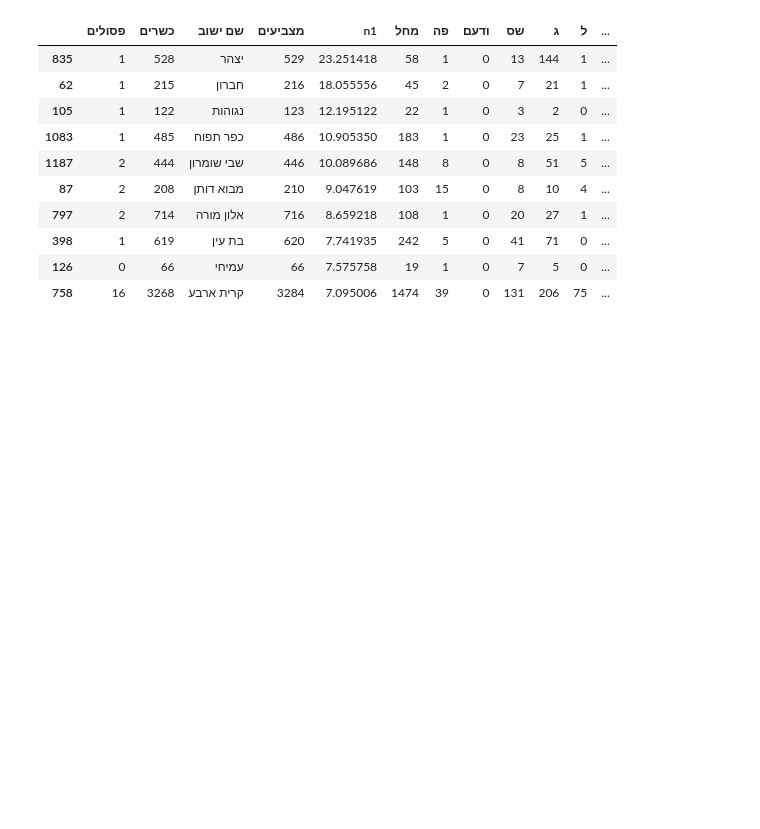
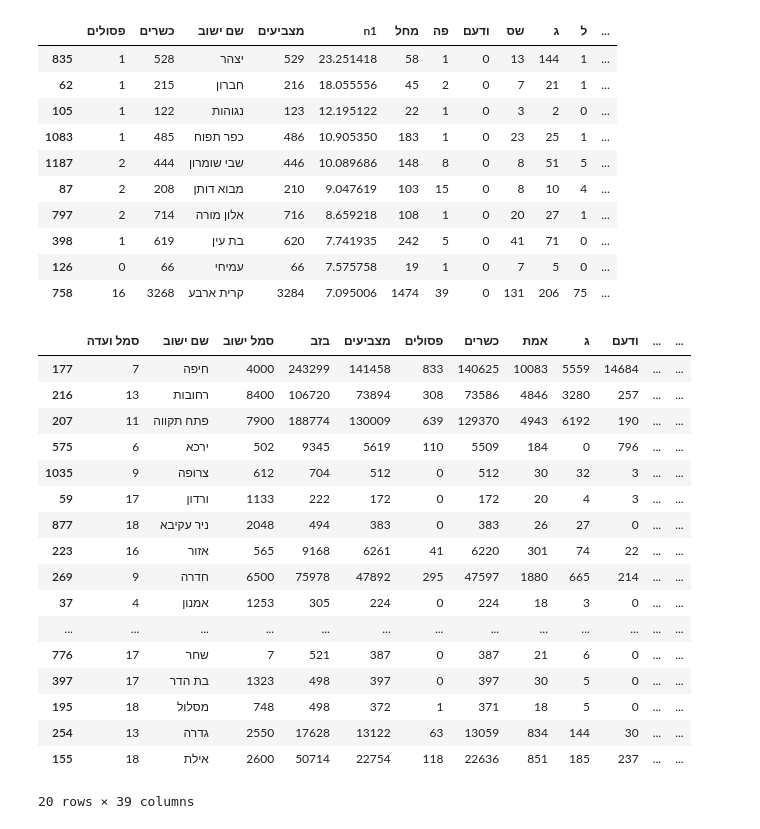
Before and after one commit to biafarrugia/dror-ddj-notebooks, a Jupyter notebook: notebooks/israel-elections-2020.ipynb, the cells around one changed output. Saved outputs shown, nothing was run; the diff lists cells and outputs as text; code cells hidden in the pictures; blank space fills up the shorter version.

```diff
--- a/notebooks/israel-elections-2020.ipynb
+++ b/notebooks/israel-elections-2020.ipynb
@@ -73,3 +73,32 @@ df[np.concatenate([['פסולים', 'כשרים', 'שם ישוב', 'מצביעי
 | 398 | 1 | 619 | בת עין | 620 | 7.741935 | 242 | 5 | 0 | 41 | 71 | 0 | ... |
 | 126 | 0 | 66 | עמיחי | 66 | 7.575758 | 19 | 1 | 0 | 7 | 5 | 0 | ... |
 | 758 | 16 | 3268 | קרית ארבע | 3284 | 7.095006 | 1474 | 39 | 0 | 131 | 206 | 75 | ... |
+# %%
+# add column r1 for ratio of smillarity to overall results
+# nature of r1 is still under question (how to compute)
+
+top10r = top10.divide(df["כשרים"].sum())
+def calcFit(r):
+    return(r.filter(items=call10).divide(r["כשרים"]) - top10r).abs().sum()
+
+df['c1'] = df.apply(lambda x: calcFit(x), axis=1)
+df.sort_values(by=['c1'], ascending=True).head(20)
+# %% [output]
+|  | סמל ועדה | שם ישוב | סמל ישוב | בזב | מצביעים | פסולים | כשרים | אמת | ג | ודעם | ... | ... |
+| 177 | 7 | חיפה | 4000 | 243299 | 141458 | 833 | 140625 | 10083 | 5559 | 14684 | ... | ... |
+| 216 | 13 | רחובות | 8400 | 106720 | 73894 | 308 | 73586 | 4846 | 3280 | 257 | ... | ... |
+| 207 | 11 | פתח תקווה | 7900 | 188774 | 130009 | 639 | 129370 | 4943 | 6192 | 190 | ... | ... |
+| 575 | 6 | ירכא | 502 | 9345 | 5619 | 110 | 5509 | 184 | 0 | 796 | ... | ... |
+| 1035 | 9 | צרופה | 612 | 704 | 512 | 0 | 512 | 30 | 32 | 3 | ... | ... |
+| 59 | 17 | ורדון | 1133 | 222 | 172 | 0 | 172 | 20 | 4 | 3 | ... | ... |
+| 877 | 18 | ניר עקיבא | 2048 | 494 | 383 | 0 | 383 | 26 | 27 | 0 | ... | ... |
+| 223 | 16 | אזור | 565 | 9168 | 6261 | 41 | 6220 | 301 | 74 | 22 | ... | ... |
+| 269 | 9 | חדרה | 6500 | 75978 | 47892 | 295 | 47597 | 1880 | 665 | 214 | ... | ... |
+| 37 | 4 | אמנון | 1253 | 305 | 224 | 0 | 224 | 18 | 3 | 0 | ... | ... |
+| ... | ... | ... | ... | ... | ... | ... | ... | ... | ... | ... | ... | ... |
+| 776 | 17 | שחר | 7 | 521 | 387 | 0 | 387 | 21 | 6 | 0 | ... | ... |
+| 397 | 17 | בת הדר | 1323 | 498 | 397 | 0 | 397 | 30 | 5 | 0 | ... | ... |
+| 195 | 18 | מסלול | 748 | 498 | 372 | 1 | 371 | 18 | 5 | 0 | ... | ... |
+| 254 | 13 | גדרה | 2550 | 17628 | 13122 | 63 | 13059 | 834 | 144 | 30 | ... | ... |
+| 155 | 18 | אילת | 2600 | 50714 | 22754 | 118 | 22636 | 851 | 185 | 237 | ... | ... |
+20 rows × 39 columns
```
Also changed, not shown: parts of 1 cell of this notebook, 2 other files.
